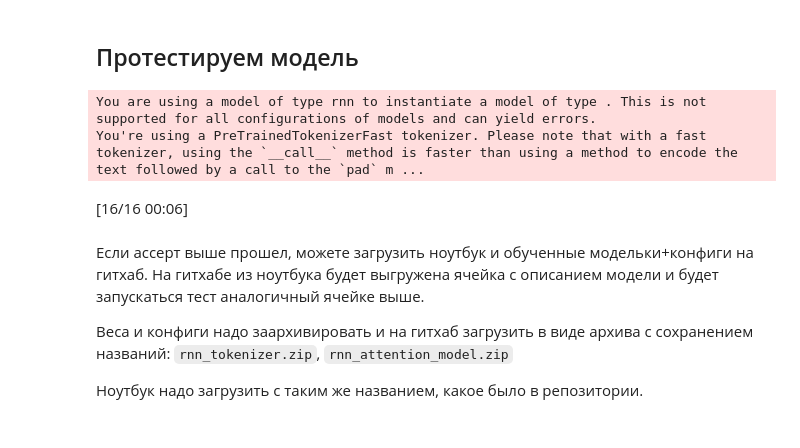
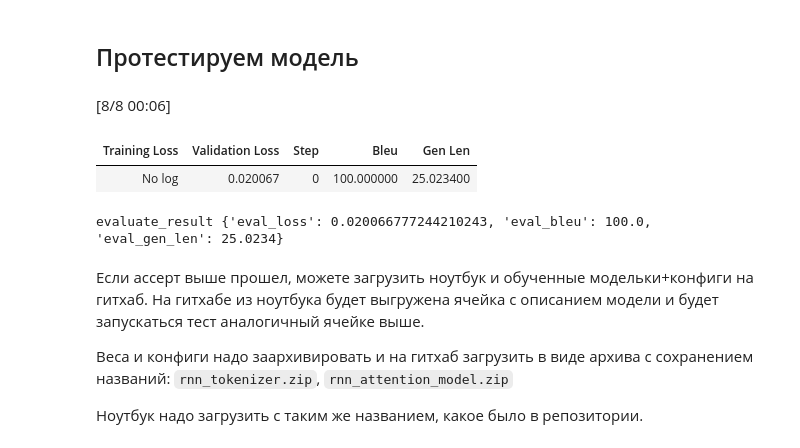
Before and after one commit to vladimirrsmirnovv/Deep_Learning_fcs_hse_fintech, a Jupyter notebook: homeworks/rnn-attention/hw_rnn_attention.ipynb, the cells around one changed output. Cells and saved outputs as stored; diff of their text form; code cells hidden in the pictures.

```diff
--- a/homeworks/rnn-attention/hw_rnn_attention.ipynb
+++ b/homeworks/rnn-attention/hw_rnn_attention.ipynb
@@ -752,42 +735,52 @@ test_rnn_config = RNNAttentionConfig(
 
 rnn_attention_model_loaded = Seq2SeqRNNAttention.from_pretrained("./rnn_attention_model")
 
-training_args = Seq2SeqTrainingArguments(
+import inspect
+
+training_args_kwargs = dict(
     output_dir="my_awesome_opus_books_model",
-    evaluation_strategy="steps",
     eval_steps=100,
     learning_rate=3e-4,
     per_device_train_batch_size=16,
     per_device_eval_batch_size=16,
     weight_decay=0.01,
     save_total_limit=3,
     num_train_epochs=100,
     predict_with_generate=True,
     logging_steps=100,
+    report_to="none",
 )
+
+if "eval_strategy" in inspect.signature(Seq2SeqTrainingArguments.__init__).parameters:
+    training_args_kwargs["eval_strategy"] = "steps"
+else:
+    training_args_kwargs["evaluation_strategy"] = "steps"
+
+training_args = Seq2SeqTrainingArguments(**training_args_kwargs)
 
 
 data_collator = DataCollatorForSeq2Seq(tokenizer=loaded_tokenizer, return_tensors="pt")
 
 trainer = Seq2SeqTrainer(
     model=rnn_attention_model,
     args=training_args,
     train_dataset=books_preprocessed["train"].select(range(128)),
     eval_dataset=books_preprocessed["train"].select(torch.tensor(range(128))),
     processing_class=fast_tokenizer,
     data_collator=data_collator,
     compute_metrics=compute_metrics,
 )
 
 evaluate_result = trainer.evaluate(test_dataset=books_preprocessed["train"].select(range(128)))
 
 print("evaluate_result", evaluate_result)
 
 assert evaluate_result['eval_bleu'] >= 50
 # %% [output]
+[8/8 00:06]
+| Training Loss | Validation Loss | Step | Bleu | Gen Len |
+| No log | 0.020067 | 0 | 100.000000 | 25.023400 |
-You are using a model of type rnn to instantiate a model of type . This is not supported for all configurations of models and can yield errors.
-You're using a PreTrainedTokenizerFast tokenizer. Please note that with a fast tokenizer, using the `__call__` method is faster than using a method to encode the text followed by a call to the `pad` m ...
+evaluate_result {'eval_loss': 0.020066777244210243, 'eval_bleu': 100.0, 'eval_gen_len': 25.0234}
-[16/16 00:06]
 # %% [markdown]
 Если ассерт выше прошел, можете загрузить ноутбук и обученные модельки+конфиги на гитхаб. На гитхабе из ноутбука будет выгружена ячейка с описанием модели и будет запускаться тест аналогичный ячейке выше.
 
```
Also changed, not shown: parts of 21 cells of this notebook, 2 other files.
